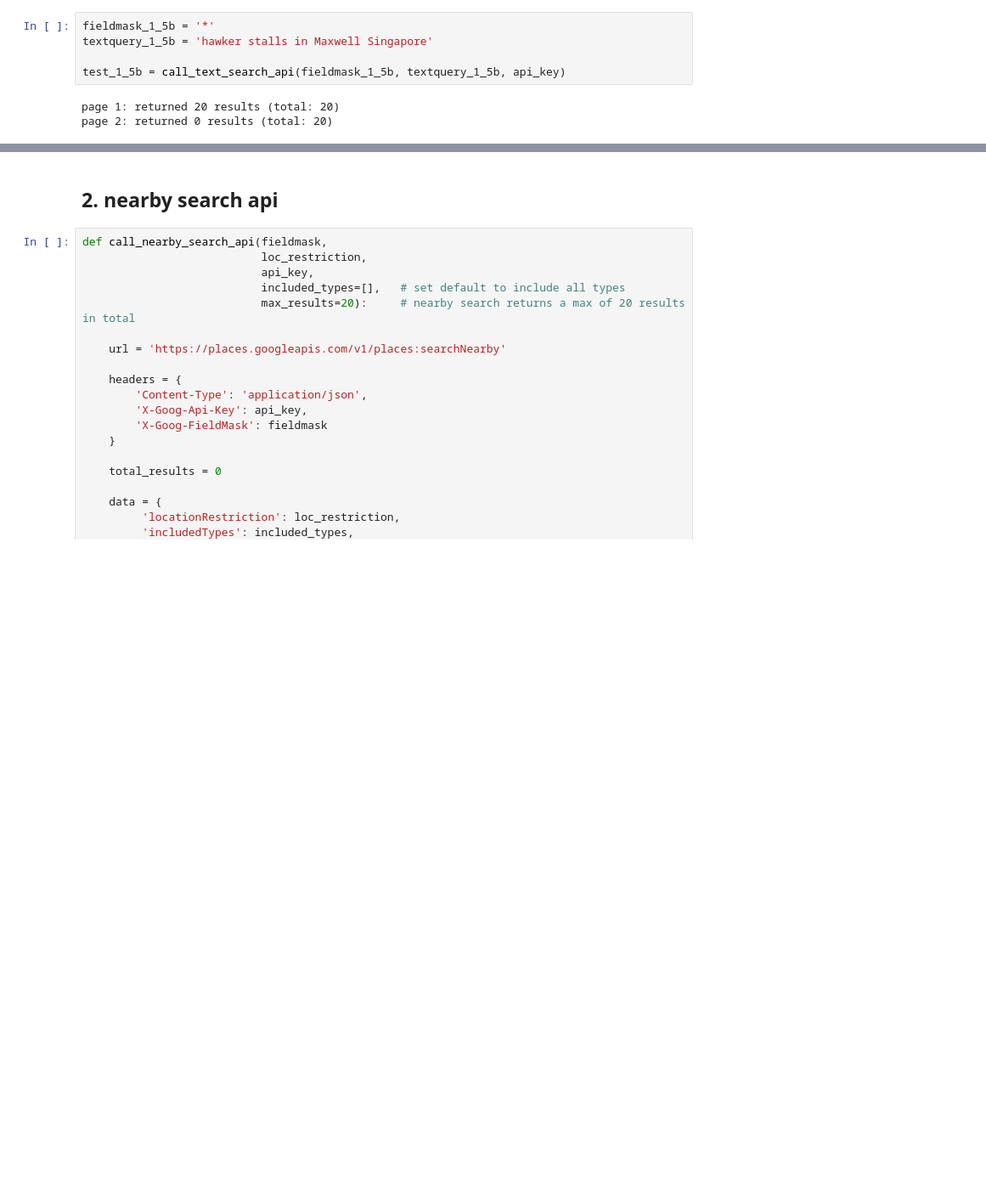
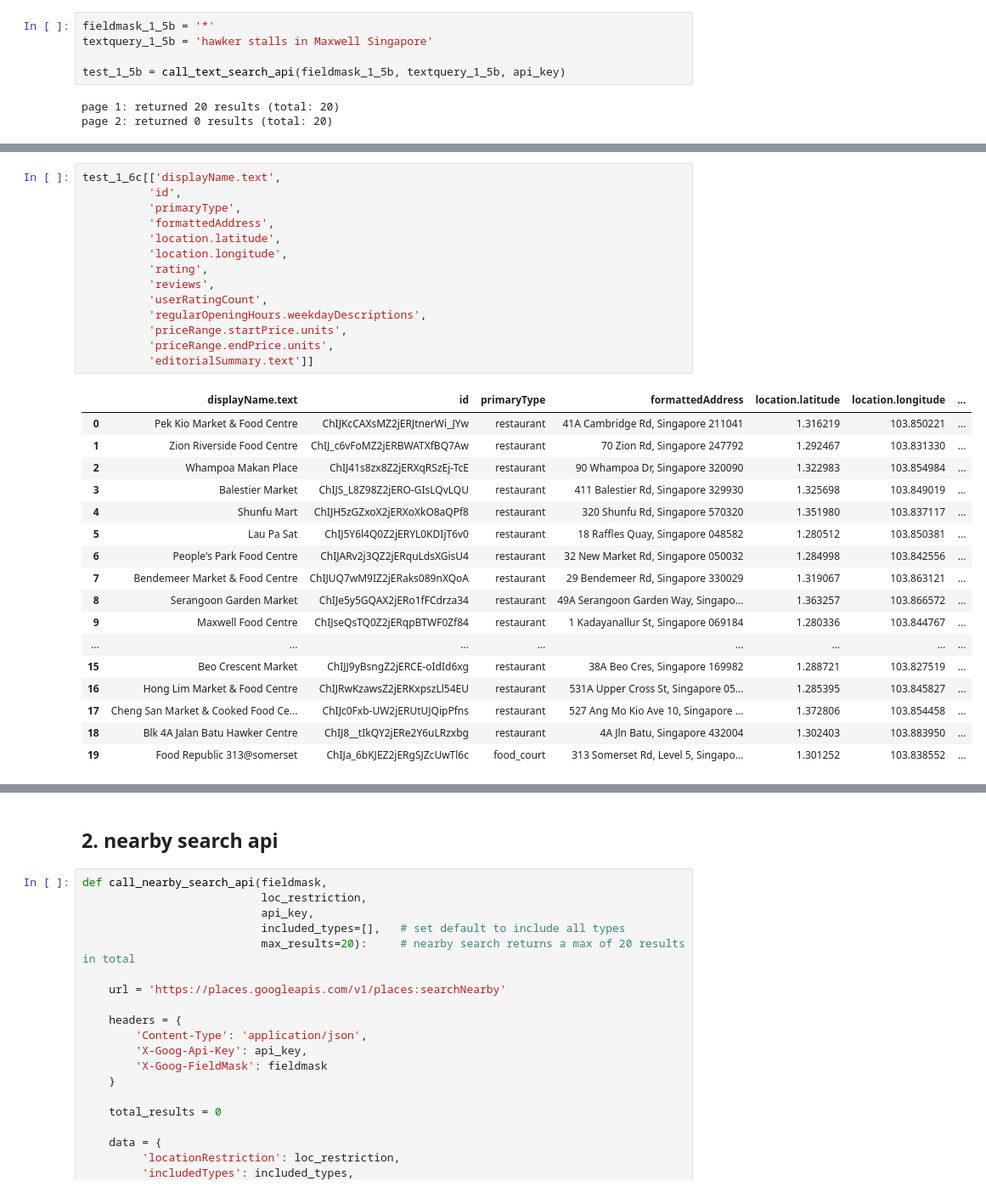
Before and after one commit to koshyan/places-api, a Jupyter notebook: places_api.ipynb, the cells around one changed output, grey strips where cells are left out. Shown at 85% size. Saved outputs shown, nothing was run; the diff lists cells and outputs as text; blank space fills up the shorter version.

```diff
--- a/places_api.ipynb
+++ b/places_api.ipynb
@@ -755,0 +874,32 @@ test_1_5b[['displayName.text',
+# %%
+test_1_6c[['displayName.text',
+          'id',
+          'primaryType',
+          'formattedAddress',
+          'location.latitude',
+          'location.longitude',
+          'rating',
+          'reviews',
+          'userRatingCount',
+          'regularOpeningHours.weekdayDescriptions',
+          'priceRange.startPrice.units',
+          'priceRange.endPrice.units',
+          'editorialSummary.text']]
+# %% [output]
+|  | displayName.text | id | primaryType | formattedAddress | location.latitude | location.longitude | ... |
+| 0 | Pek Kio Market & Food Centre | ChIJKcCAXsMZ2jERJtnerWi_JYw | restaurant | 41A Cambridge Rd, Singapore 211041 | 1.316219 | 103.850221 | ... |
+| 1 | Zion Riverside Food Centre | ChIJ_c6vFoMZ2jERBWATXfBQ7Aw | restaurant | 70 Zion Rd, Singapore 247792 | 1.292467 | 103.831330 | ... |
+| 2 | Whampoa Makan Place | ChIJ41s8zx8Z2jERXqRSzEj-TcE | restaurant | 90 Whampoa Dr, Singapore 320090 | 1.322983 | 103.854984 | ... |
+| 3 | Balestier Market | ChIJS_L8Z98Z2jERO-GIsLQvLQU | restaurant | 411 Balestier Rd, Singapore 329930 | 1.325698 | 103.849019 | ... |
+| 4 | Shunfu Mart | ChIJH5zGZxoX2jERXoXkO8aQPf8 | restaurant | 320 Shunfu Rd, Singapore 570320 | 1.351980 | 103.837117 | ... |
+| 5 | Lau Pa Sat | ChIJ5Y6l4Q0Z2jERYL0KDIjT6v0 | restaurant | 18 Raffles Quay, Singapore 048582 | 1.280512 | 103.850381 | ... |
+| 6 | People's Park Food Centre | ChIJARv2j3QZ2jERquLdsXGisU4 | restaurant | 32 New Market Rd, Singapore 050032 | 1.284998 | 103.842556 | ... |
+| 7 | Bendemeer Market & Food Centre | ChIJUQ7wM9IZ2jERaks089nXQoA | restaurant | 29 Bendemeer Rd, Singapore 330029 | 1.319067 | 103.863121 | ... |
+| 8 | Serangoon Garden Market | ChIJe5y5GQAX2jERo1fFCdrza34 | restaurant | 49A Serangoon Garden Way, Singapo... | 1.363257 | 103.866572 | ... |
+| 9 | Maxwell Food Centre | ChIJseQsTQ0Z2jERqpBTWF0Zf84 | restaurant | 1 Kadayanallur St, Singapore 069184 | 1.280336 | 103.844767 | ... |
+| ... | ... | ... | ... | ... | ... | ... | ... |
+| 15 | Beo Crescent Market | ChIJJ9yBsngZ2jERCE-oIdId6xg | restaurant | 38A Beo Cres, Singapore 169982 | 1.288721 | 103.827519 | ... |
+| 16 | Hong Lim Market & Food Centre | ChIJRwKzawsZ2jERKxpszLl54EU | restaurant | 531A Upper Cross St, Singapore 05... | 1.285395 | 103.845827 | ... |
+| 17 | Cheng San Market & Cooked Food Ce... | ChIJc0Fxb-UW2jERUtUJQipPfns | restaurant | 527 Ang Mo Kio Ave 10, Singapore ... | 1.372806 | 103.854458 | ... |
+| 18 | Blk 4A Jalan Batu Hawker Centre | ChIJ8__tIkQY2jERe2Y6uLRzxbg | restaurant | 4A Jln Batu, Singapore 432004 | 1.302403 | 103.883950 | ... |
+| 19 | Food Republic 313@somerset | ChIJa_6bKJEZ2jERgSJZcUwTl6c | food_court | 313 Somerset Rd, Level 5, Singapo... | 1.301252 | 103.838552 | ... |
```
Also changed, not shown: parts of 34 cells of this notebook, 2 other files.
